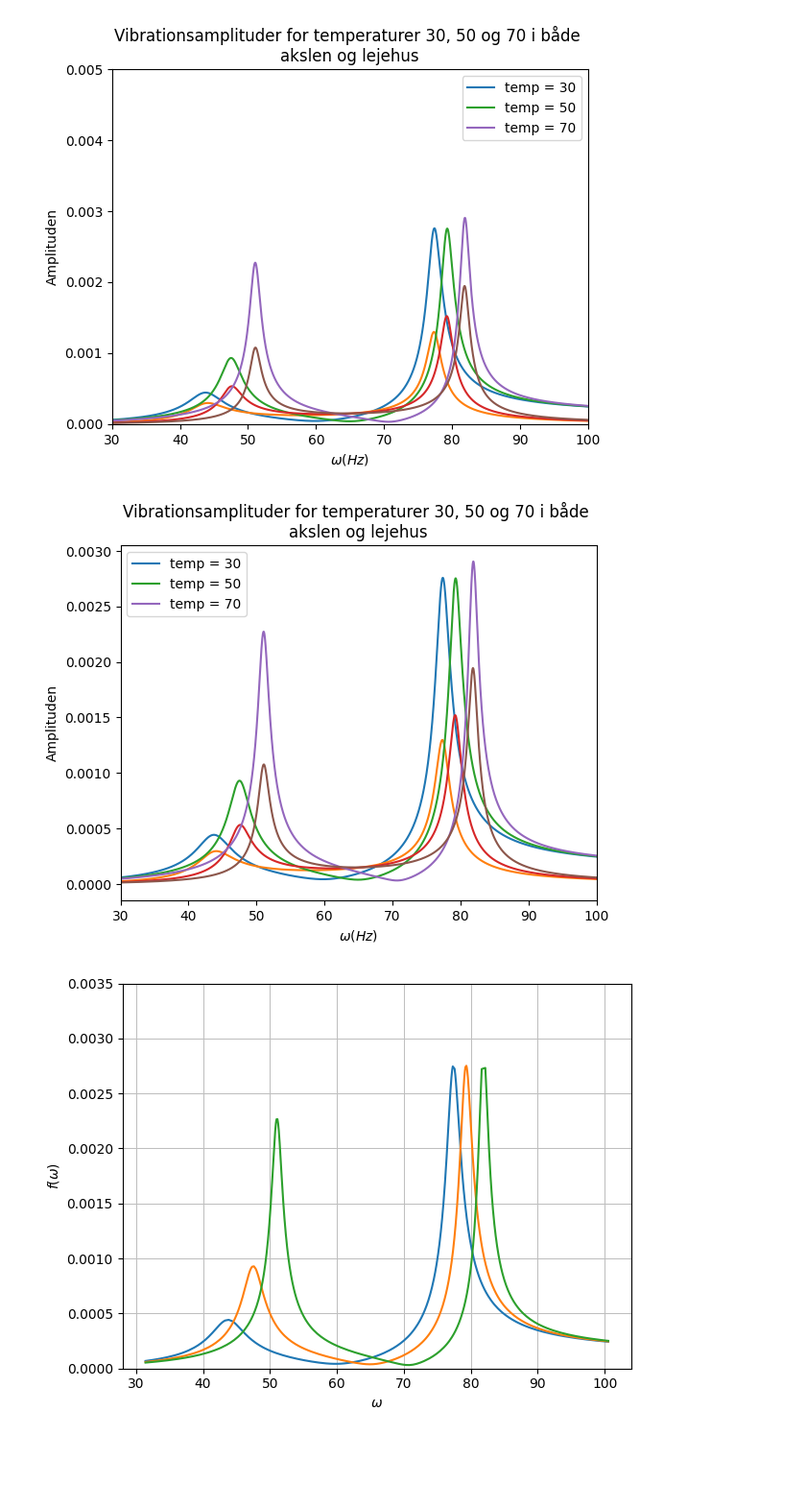
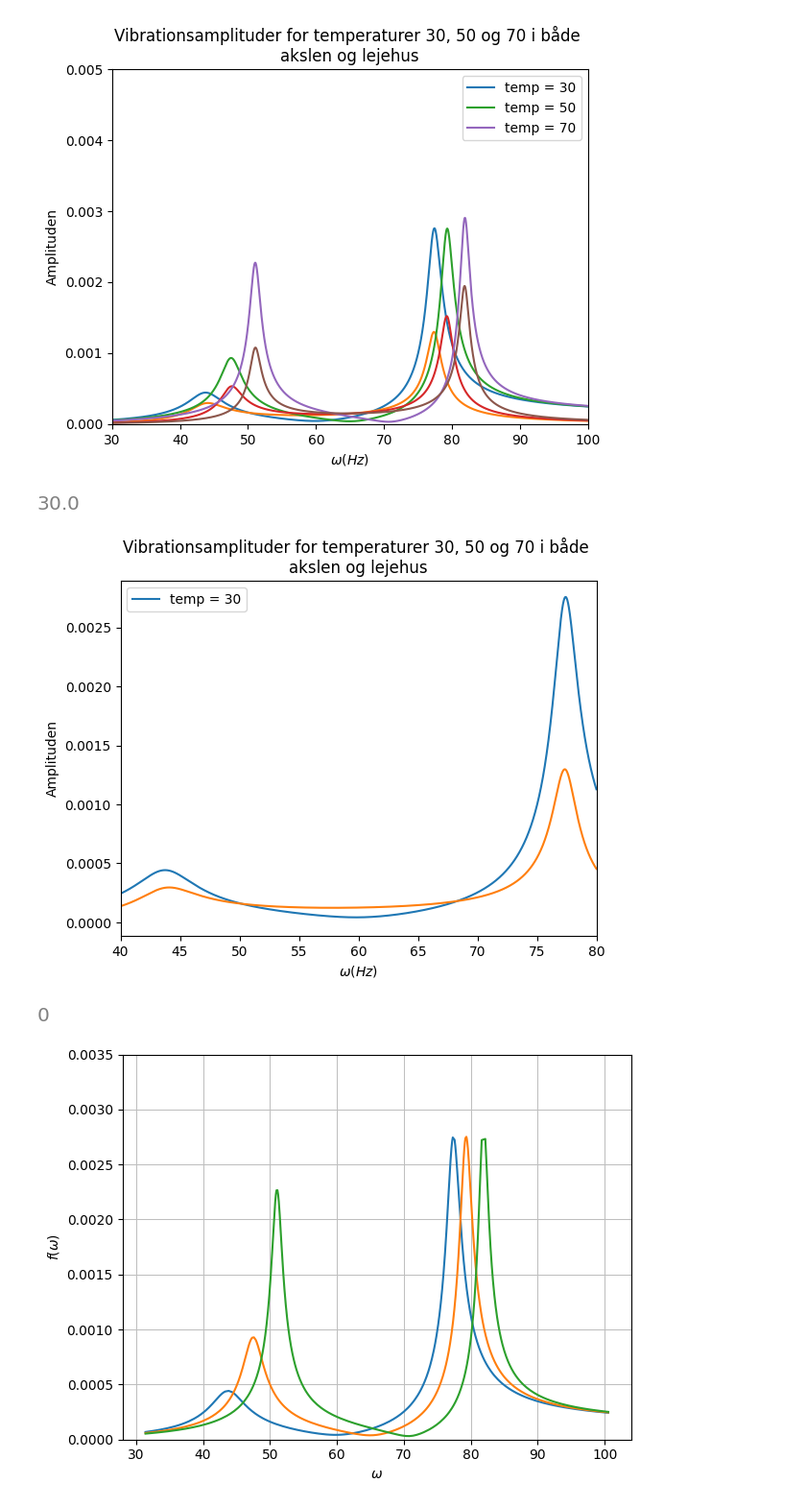
Before and after one commit to Apros7/Mat1Project, a Jupyter notebook: Opg 5.6 + 5.7 + 5.8.ipynb, the cells around one changed output. Shown at 96% size. Cells and saved outputs as stored; diff of their text form; code cells hidden in the pictures; blank space fills up the shorter version.

```diff
--- a/Opg 5.6 + 5.7 + 5.8.ipynb
+++ b/Opg 5.6 + 5.7 + 5.8.ipynb
@@ -282,21 +284,27 @@ plt.show()
 # %% [output]
 [figure]
 # %%
-omega_ = np.linspace(0, 100, 1000000)
+omega_ = np.linspace(30, 90, 1000000)
 plt.plot(omega_, ap1_30(omega_), label="temp = 30")
 plt.plot(omega_, ap2_30(omega_))
-plt.plot(omega_, ap1_50(omega_), label="temp = 50")
-plt.plot(omega_, ap2_50(omega_))
-plt.plot(omega_, ap1_70(omega_), label="temp = 70")
-plt.plot(omega_, ap2_70(omega_))
-plt.xlim(30, 100)
+# plt.plot(omega_, ap1_50(omega_), label="temp = 50")
+# plt.plot(omega_, ap2_50(omega_))
+# plt.plot(omega_, ap1_70(omega_), label="temp = 70")
+# plt.plot(omega_, ap2_70(omega_))
+display(omega_[np.argmin(ap2_30(omega_))])
+plt.xlim(40, 80)
 plt.title("Vibrationsamplituder for temperaturer 30, 50 og 70 i både \nakslen og lejehus")
 plt.ylabel("Amplituden")
 plt.xlabel("$\omega (Hz)$")
 plt.legend()
 plt.show()
 # %% [output]
-[figure, old version]
+[figure, new version]
+[figure, added]
+# %%
+abs(nsolve(z_tilde_30[0].diff(omega), (0, 16)))
+# %% [output]
+[figure, added]
 # %%
 # NOTE
 
```
Also changed, not shown: parts of 3 cells of this notebook.
